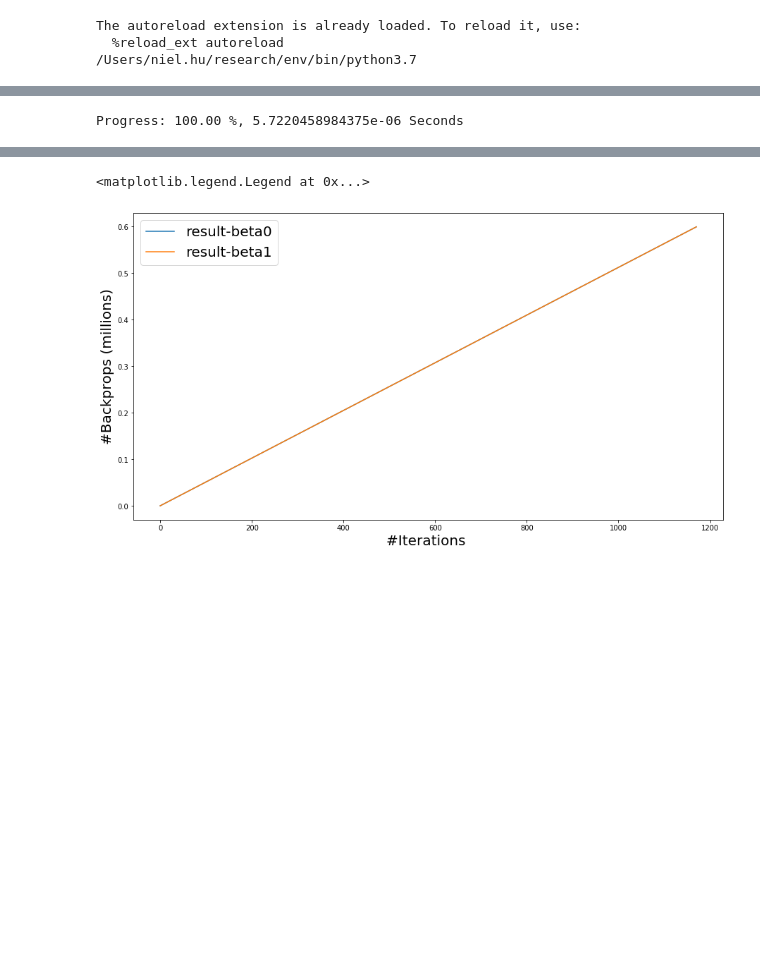
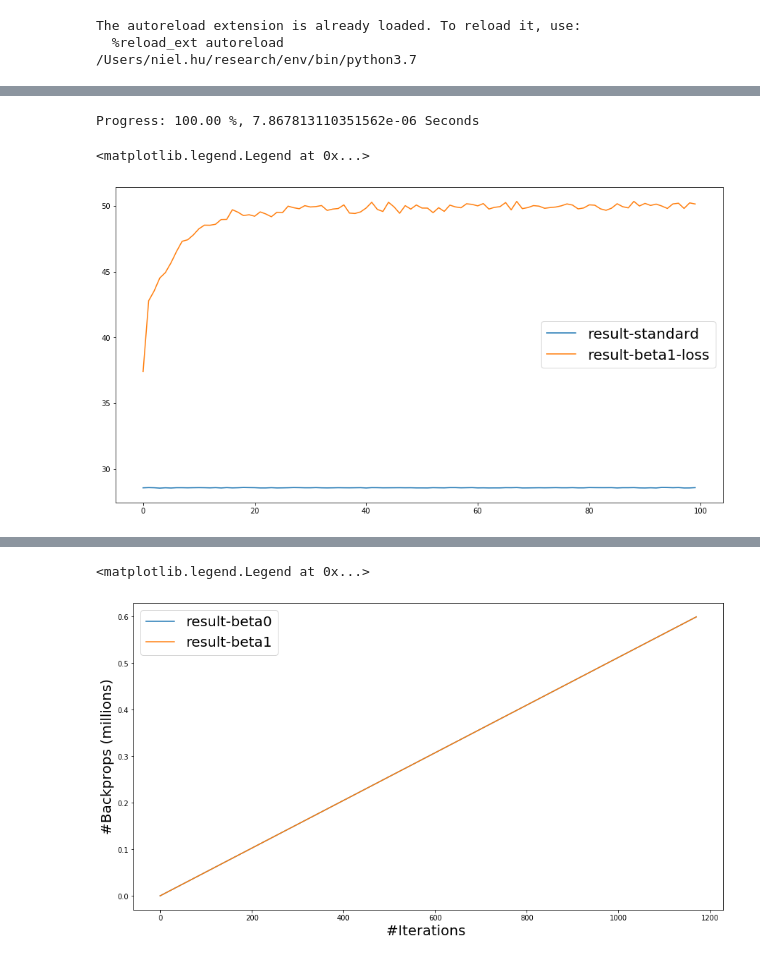
Before and after one commit to TengHu/TrainingDynamics, a Jupyter notebook: notebooks/SB.ipynb, the cells around one changed output, grey strips where cells are left out. Drawn from its saved outputs; the diff is of its cells as text; code cells hidden in the pictures; blank space fills up the shorter version.

```diff
--- a/notebooks/SB.ipynb
+++ b/notebooks/SB.ipynb
@@ -48,13 +48,9 @@ from IPython.display import clear_output
 import pickle5 as pickle
 
 directories = [
-    "result-beta0",
-    "result-beta1",
-    #"result-beta3",
-
-
-    #"compaction",
-    #"compaction70",
+    "result-standard",
+    "result-beta1-loss",
+    #"result-beta1-loss-upweight"
     ]
 
 
@@ -74,9 +70,9 @@ def load_blobs(files, blob_type="train"):
 results = {}
 
 for dname in directories:
-    d =   dname
+    d =   "cifar10/noisy_cifar10/" + dname
     #dir_name = d + "_stats"
     #files = [os.path.join(d, file)  for file in os.listdir(d) if "result" in file] #startswith("result-")][:5]
     results[dname] = {"train": load_blobs([d]), "test":load_blobs([d], "test")}
 # %% [output]
-Progress: 100.00 %, 5.7220458984375e-06 Seconds
+Progress: 100.00 %, 7.867813110351562e-06 Seconds
@@ -83,3 +85,23 @@ Progress: 100.00 %, 5.7220458984375e-06 Seconds
+# %%
+def count_noisy_examples(name):
+    return [np.mean([len(noise.intersection(j)) for j in i]) for i in results[name]['train'][0]['examples']]
+
+
+def train_loss(name):
+    return [np.mean(i) for i in results[name]['train'][0]['train_loss']]
+
+
+def train_pred1(name):
+    return [np.mean(i) for i in results[name]['train'][0]['train_pred1']]
+
+fig, ax = plt.subplots(figsize=(15, 8))
+for dname in directories:
+    plt.plot(count_noisy_examples(dname))
+
+plt.legend(directories,  fontsize=20)
+# %% [output]
+<matplotlib.legend.Legend at 0x...>
+[figure, added]
 # %%
 fig, ax = plt.subplots(figsize=(15, 8))
 
```
Also changed, not shown: parts of 4 cells of this notebook.
